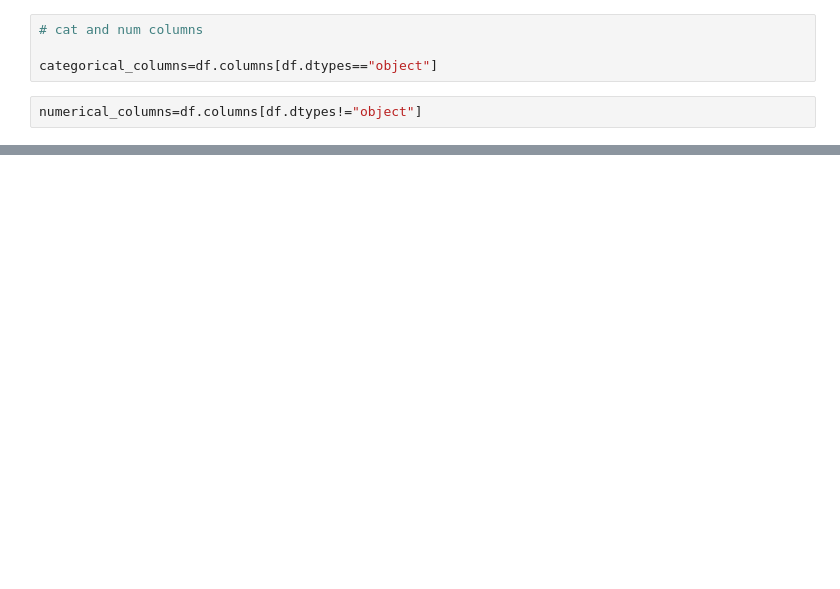
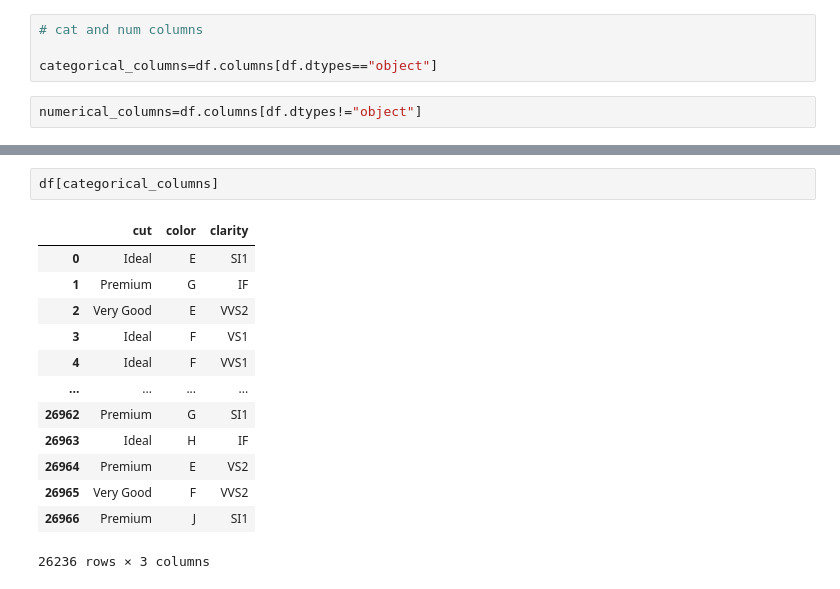
Before and after one commit to Abhishek1234567899/ML-PROJECT, a Jupyter notebook: notebooks/research.ipynb, the cells around one changed output, grey strips where cells are left out. Saved outputs shown, nothing was run; the diff lists cells and outputs as text; blank space fills up the shorter version.

```diff
--- a/notebooks/research.ipynb
+++ b/notebooks/research.ipynb
@@ -200,0 +264,16 @@ df.drop(labels=["Unnamed: 0"],axis=1)
+# %%
+df[categorical_columns]
+# %% [output]
+|  | cut | color | clarity |
+| 0 | Ideal | E | SI1 |
+| 1 | Premium | G | IF |
+| 2 | Very Good | E | VVS2 |
+| 3 | Ideal | F | VS1 |
+| 4 | Ideal | F | VVS1 |
+| ... | ... | ... | ... |
+| 26962 | Premium | G | SI1 |
+| 26963 | Ideal | H | IF |
+| 26964 | Premium | E | VS2 |
+| 26965 | Very Good | F | VVS2 |
+| 26966 | Premium | J | SI1 |
+26236 rows × 3 columns
```
Also changed, not shown: parts of 28 cells of this notebook.
